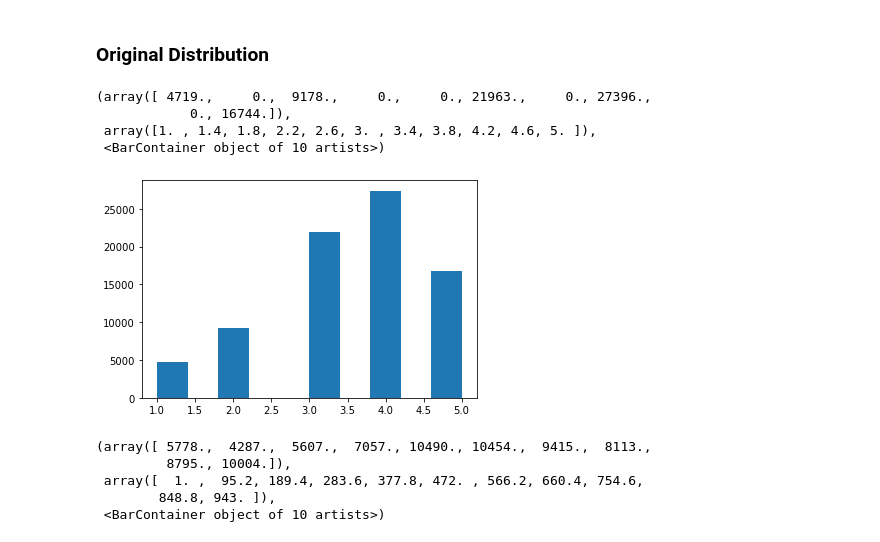
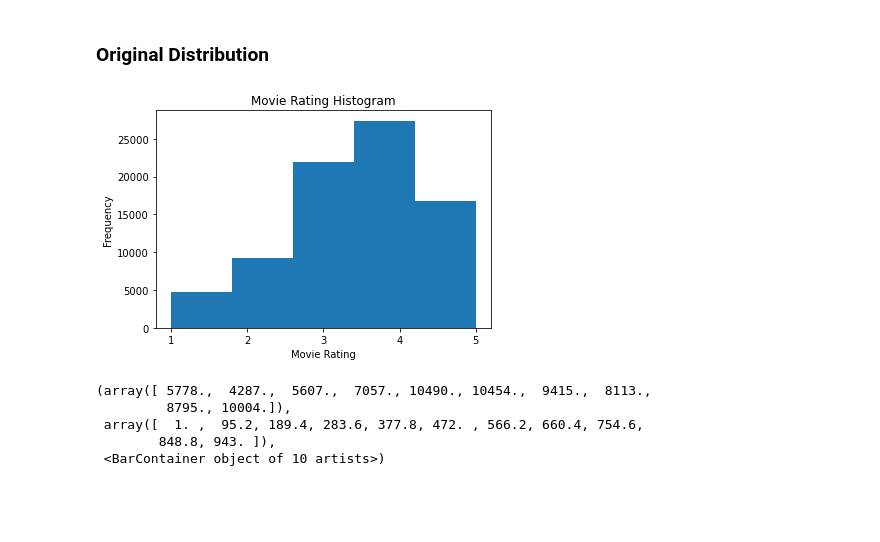
Before and after one commit to azhou5211/Recommender_Systems_and_Attacks, a Jupyter notebook: notebooks/Random.ipynb, the cells around one changed output. Cells and saved outputs as stored; diff of their text form; code cells hidden in the pictures; blank space fills up the shorter version.

```diff
--- a/notebooks/Random.ipynb
+++ b/notebooks/Random.ipynb
@@ -142,14 +152,15 @@ ratings
 array([5, 3, 4, ..., 3, 3, 3], dtype=int32)
 # %% [markdown]
 ### Original Distribution
-# %%
-plt.hist(movie.rating)
-# %% [output]
-(array([ 4719.,     0.,  9178.,     0.,     0., 21963.,     0., 27396.,
-            0., 16744.]),
- array([1. , 1.4, 1.8, 2.2, 2.6, 3. , 3.4, 3.8, 4.2, 4.6, 5. ]),
- <BarContainer object of 10 artists>)
-[figure, removed]
+# %%
+plt.xlabel("Movie Rating")
+plt.ylabel("Frequency")
+plt.title("Movie Rating Histogram")
+plt.hist(movie.rating, bins=5)
+plt.xticks(np.arange(1,6))
+plt.show()
+# %% [output]
+[figure, added]
 # %%
 plt.hist(movie.user_id)
 # %% [output]
```
Also changed, not shown: parts of 6 cells of this notebook.
